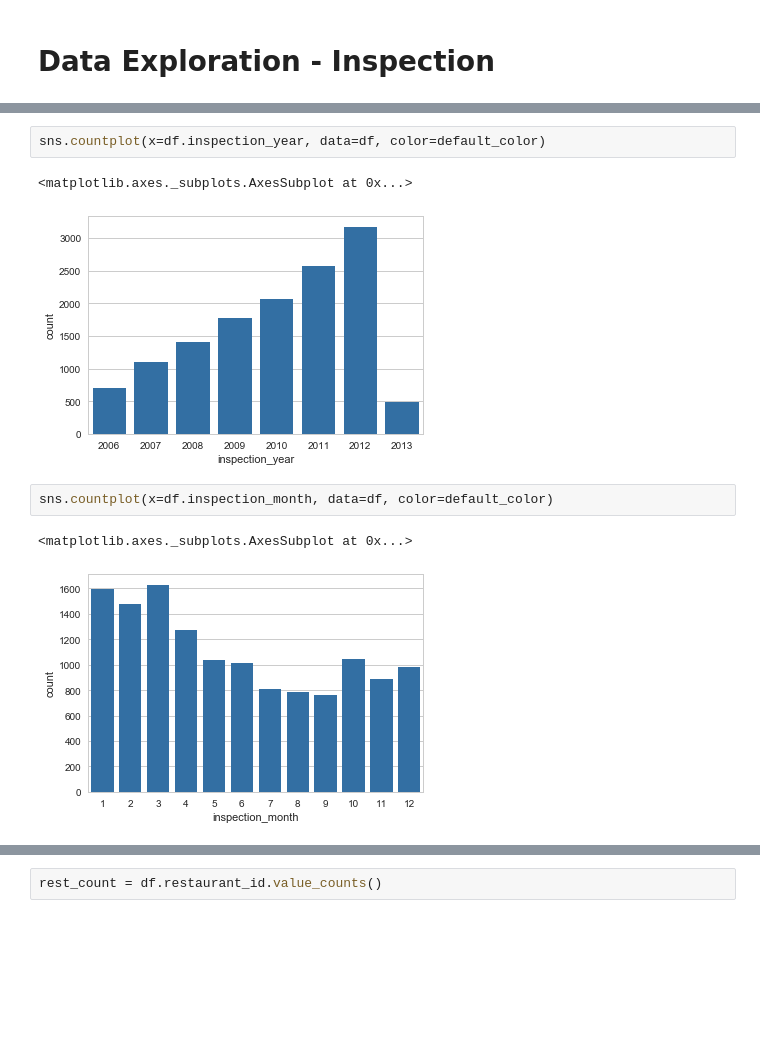
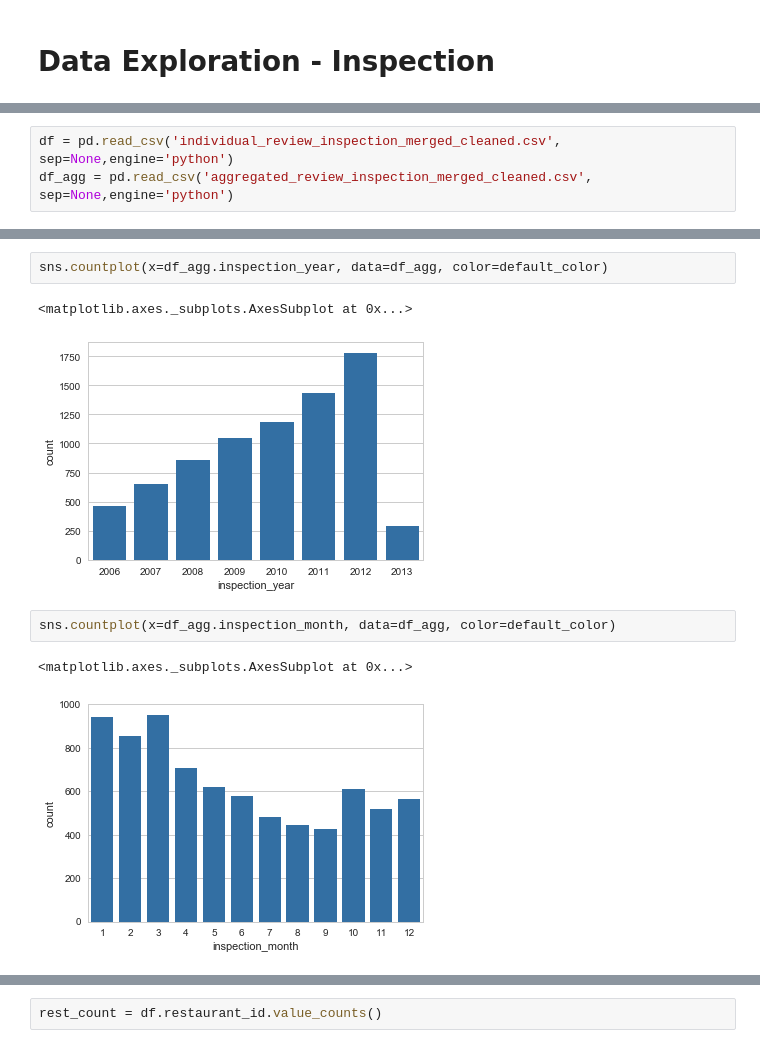
Before and after one commit to Minjia-Zhu/fresh_dash, a Jupyter notebook: Data Exploration - Inspection.ipynb, the cells around one changed output, grey strips where cells are left out. Saved outputs shown, nothing was run; the diff lists cells and outputs as text; blank space fills up the shorter version.

Commit message:
data exploration

```diff
--- a/Data Exploration - Inspection.ipynb
+++ b/Data Exploration - Inspection.ipynb
@@ -93,3 +80,6 @@ df.head()
+# %%
+df = pd.read_csv('individual_review_inspection_merged_cleaned.csv', sep=None,engine='python')
+df_agg = pd.read_csv('aggregated_review_inspection_merged_cleaned.csv', sep=None,engine='python')
 # %%
 df.info()
 # %% [output]
@@ -144,10 +123,10 @@ Name: inspection_month, dtype: int64
 # %%
-sns.countplot(x=df.inspection_year, data=df, color=default_color)
+sns.countplot(x=df_agg.inspection_year, data=df_agg, color=default_color)
 # %% [output]
 <matplotlib.axes._subplots.AxesSubplot at 0x...>
-[figure, old version]
+[figure, new version]
 # %%
-sns.countplot(x=df.inspection_month, data=df, color=default_color)
+sns.countplot(x=df_agg.inspection_month, data=df_agg, color=default_color)
 # %% [output]
 <matplotlib.axes._subplots.AxesSubplot at 0x...>
-[figure, old version]
+[figure, new version]
```
Also changed, not shown: parts of 31 cells of this notebook.
